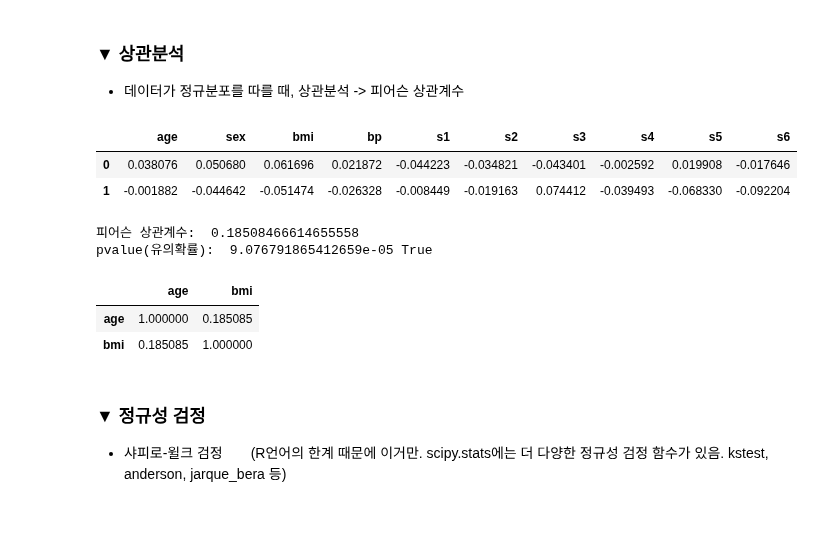
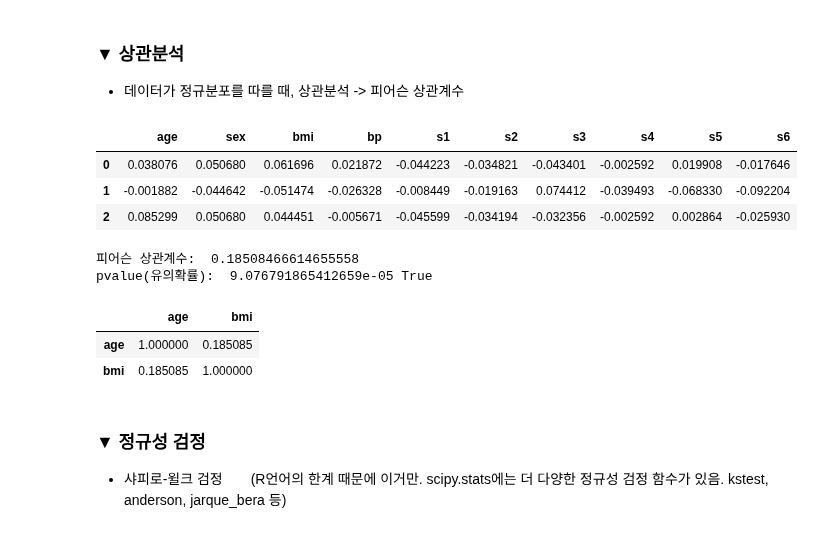
Before and after one commit to chickengak/TIL, a Jupyter notebook: dev-journey/big-data/빅분기-실기-wrap_up.ipynb, the cells around one changed output. Drawn from its saved outputs; the diff is of its cells as text; code cells hidden in the pictures.

```diff
--- a/dev-journey/big-data/빅분기-실기-wrap_up.ipynb
+++ b/dev-journey/big-data/빅분기-실기-wrap_up.ipynb
@@ -324,20 +324,21 @@ pd.DataFrame(pca_arr, columns=['PCA1', 'PCA2']).head()
 # %%
 from sklearn.datasets import load_diabetes
 from scipy import stats
 
 diabetes = pd.DataFrame(load_diabetes()['data'], columns=load_diabetes()['feature_names'])
-display(diabetes.head(2))
+display(diabetes.head(3))
 
 p, pvalue = stats.pearsonr(diabetes['age'], diabetes['bmi'])        # 피어슨 상관계수
 print('피어슨 상관계수: ', p)
 print('pvalue(유의확률): ', pvalue, pvalue < 0.05)
 # 상관계수가 0.185로 두 컬럼은 서로 상관관계가 적은 것으로 나타났다. 하지만 귀무가설이 기각됐기 때문에, 상관계수는 작지만 유의하다는 것을 알수 있다.
 
 display(diabetes[['age', 'bmi']].corr())        # 단순한 상관계수는 corr()로도 확인 가능.
 # %% [output]
 |  | age | sex | bmi | bp | s1 | s2 | s3 | s4 | s5 | s6 |
 | 0 | 0.038076 | 0.050680 | 0.061696 | 0.021872 | -0.044223 | -0.034821 | -0.043401 | -0.002592 | 0.019908 | -0.017646 |
 | 1 | -0.001882 | -0.044642 | -0.051474 | -0.026328 | -0.008449 | -0.019163 | 0.074412 | -0.039493 | -0.068330 | -0.092204 |
+| 2 | 0.085299 | 0.050680 | 0.044451 | -0.005671 | -0.045599 | -0.034194 | -0.032356 | -0.002592 | 0.002864 | -0.025930 |
 피어슨 상관계수:  0.18508466614655558
 pvalue(유의확률):  9.076791865412659e-05 True
 |  | age | bmi |
```
Also changed, not shown: parts of 21 cells of this notebook.
